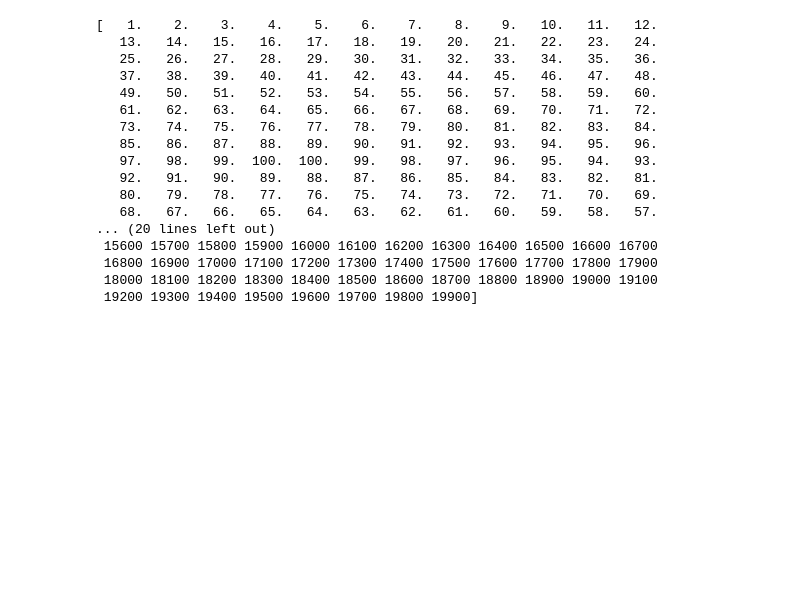
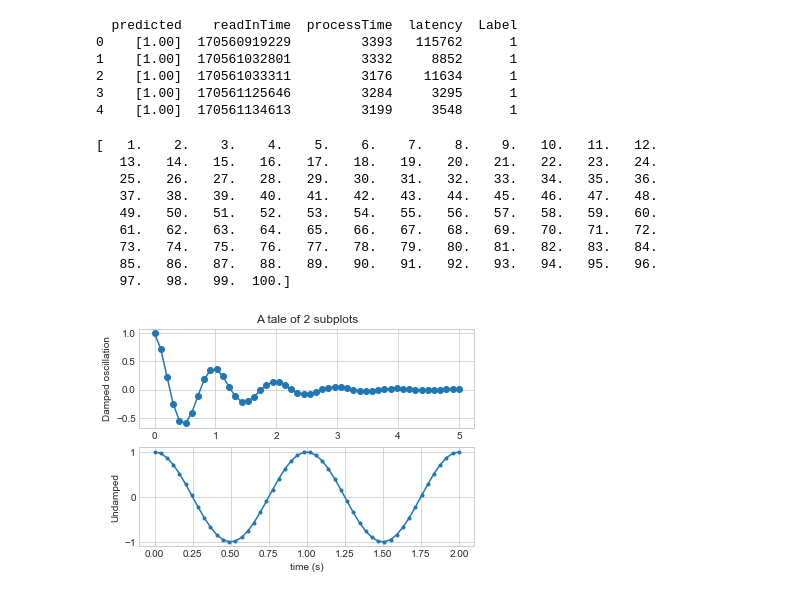
Before and after one commit to SanityLacking/DataStreamer, a Jupyter notebook: DataStreamer/Results Visualization.ipynb, the cells around one changed output. Saved outputs shown, nothing was run; the diff lists cells and outputs as text; code cells hidden in the pictures; blank space fills up the shorter version.

```diff
--- a/DataStreamer/Results Visualization.ipynb
+++ b/DataStreamer/Results Visualization.ipynb
@@ -15,7 +15,15 @@ import matplotlib.pyplot as plt
 data = pd.read_csv("../datasets/kddcup_data_10_percent_corrected.csv", header = None)
 
 
-df_results = pd.read_csv("../results_test/20190517-143649_fullRun.csv")
+df_results = pd.read_csv("../results_test/20190530-141007.csv")
+print(df_results.head())
+# %% [output]
+  predicted    readInTime  processTime  latency  Label
+0    [1.00]  170560919229         3393   115762      1
+1    [1.00]  170561032801         3332     8852      1
+2    [1.00]  170561033311         3176    11634      1
+3    [1.00]  170561125646         3284     3295      1
+4    [1.00]  170561134613         3199     3548      1
 # %%
 
 
@@ -53,15 +61,18 @@ def caclulateLatency(results, vRate=None, Print=False):
 
     return output
 # %%
+# vRate=np.linspace(1,100,100)
+# vRate=np.append(vRate,np.linspace(100,1,100))
+# print(vRate)
+# #print(len(vYRate)* config.READERINTERVAL)
+# print(config.READERINTERVAL)
+
+# vYRate = np.arange(0,len(vRate)* config.READERINTERVAL,config.READERINTERVAL)
+# vYRate = vYRate.ravel()
+# print(vYRate)
+
 vRate=np.linspace(1,100,100)
-vRate=np.append(vRate,np.linspace(100,1,100))
 print(vRate)
-print(len(vYRate)* config.READERINTERVAL)
-print(config.READERINTERVAL)
-
-vYRate = np.arange(0,len(vRate)* config.READERINTERVAL,config.READERINTERVAL)
-vYRate = vYRate.ravel()
-print(vYRate)
 # %% [output]
 [   1.    2.    3.    4.    5.    6.    7.    8.    9.   10.   11.   12.
    13.   14.   15.   16.   17.   18.   19.   20.   21.   22.   23.   24.
@@ -71,12 +82,24 @@ print(vYRate)
    61.   62.   63.   64.   65.   66.   67.   68.   69.   70.   71.   72.
    73.   74.   75.   76.   77.   78.   79.   80.   81.   82.   83.   84.
    85.   86.   87.   88.   89.   90.   91.   92.   93.   94.   95.   96.
-   97.   98.   99.  100.  100.   99.   98.   97.   96.   95.   94.   93.
-   92.   91.   90.   89.   88.   87.   86.   85.   84.   83.   82.   81.
-   80.   79.   78.   77.   76.   75.   74.   73.   72.   71.   70.   69.
-   68.   67.   66.   65.   64.   63.   62.   61.   60.   59.   58.   57.
-... (20 lines left out)
- 15600 15700 15800 15900 16000 16100 16200 16300 16400 16500 16600 16700
- 16800 16900 17000 17100 17200 17300 17400 17500 17600 17700 17800 17900
- 18000 18100 18200 18300 18400 18500 18600 18700 18800 18900 19000 19100
- 19200 19300 19400 19500 19600 19700 19800 19900]
+   97.   98.   99.  100.]
+# %%
+x1 = np.linspace(0.0, 5.0)
+x2 = np.linspace(0.0, 2.0)
+
+y1 = np.cos(2 * np.pi * x1) * np.exp(-x1)
+y2 = np.cos(2 * np.pi * x2)
+
+plt.subplot(2, 1, 1)
+plt.plot(x1, y1, 'o-')
+plt.title('A tale of 2 subplots')
+plt.ylabel('Damped oscillation')
+
+plt.subplot(2, 1, 2)
+plt.plot(x2, y2, '.-')
+plt.xlabel('time (s)')
+plt.ylabel('Undamped')
+
+plt.show()
+# %% [output]
+[figure, added]
```
Also changed, not shown: parts of 6 cells of this notebook, 5 other files.
